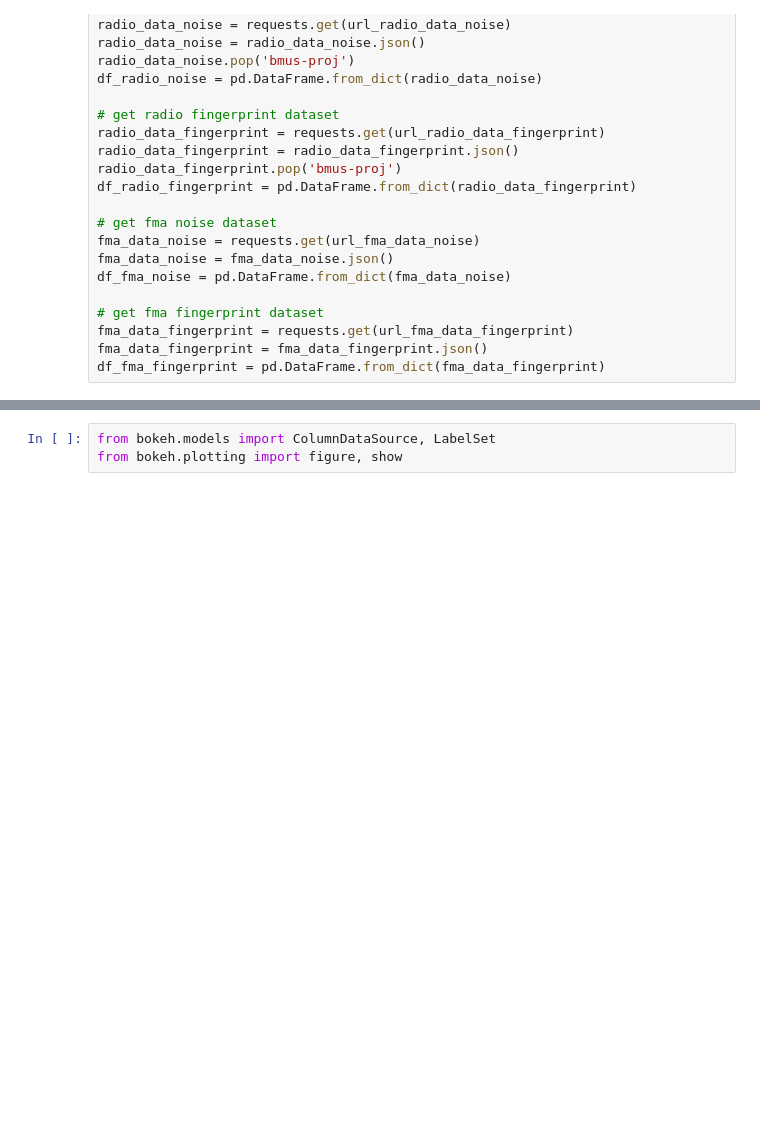
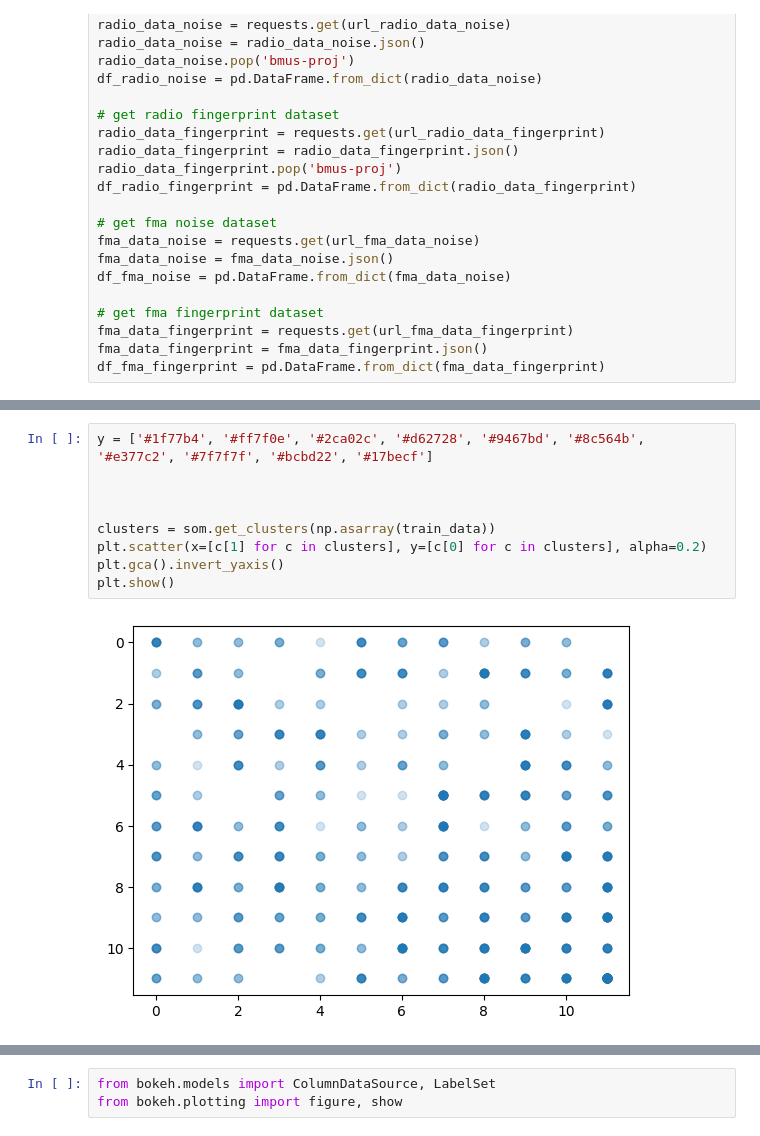
Before and after one commit to jazoza/mad, a Jupyter notebook: 02_import_data.ipynb, the cells around one changed output, grey strips where cells are left out. Drawn from its saved outputs; the diff is of its cells as text; blank space fills up the shorter version.

```diff
--- a/02_import_data.ipynb
+++ b/02_import_data.ipynb
@@ -89,0 +124,11 @@ SOM fitted!
+# %%
+y = ['#1f77b4', '#ff7f0e', '#2ca02c', '#d62728', '#9467bd', '#8c564b', '#e377c2', '#7f7f7f', '#bcbd22', '#17becf']
+
+
+
+clusters = som.get_clusters(np.asarray(train_data))
+plt.scatter(x=[c[1] for c in clusters], y=[c[0] for c in clusters], alpha=0.2)
+plt.gca().invert_yaxis()
+plt.show()
+# %% [output]
+[figure, added]
```
Also changed, not shown: parts of 12 cells of this notebook, 1 other file.
